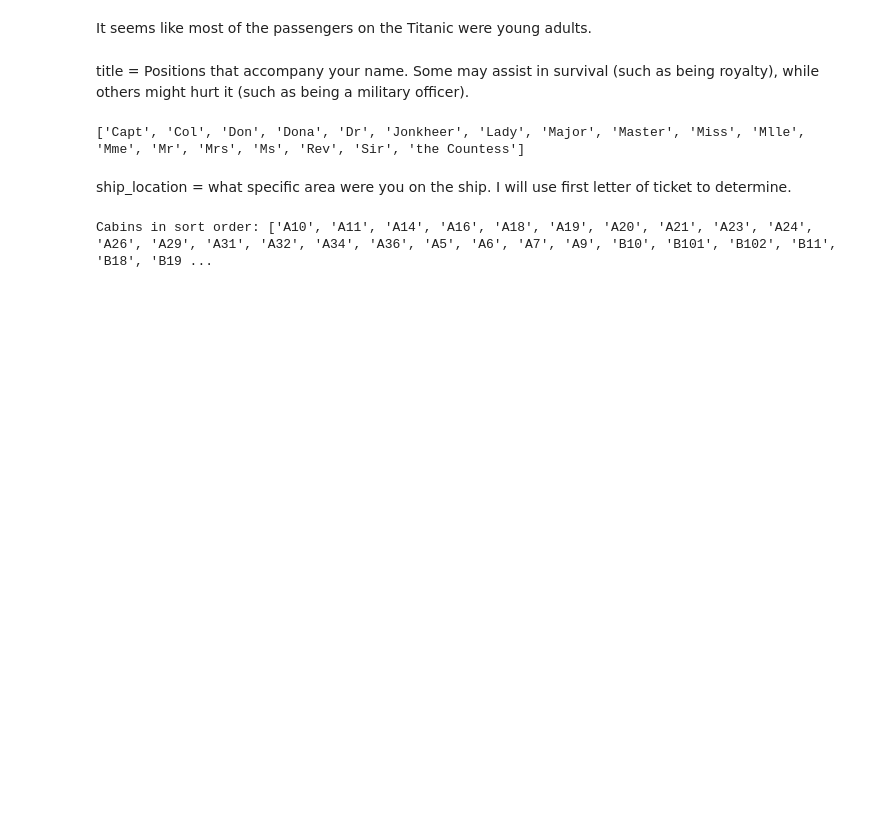
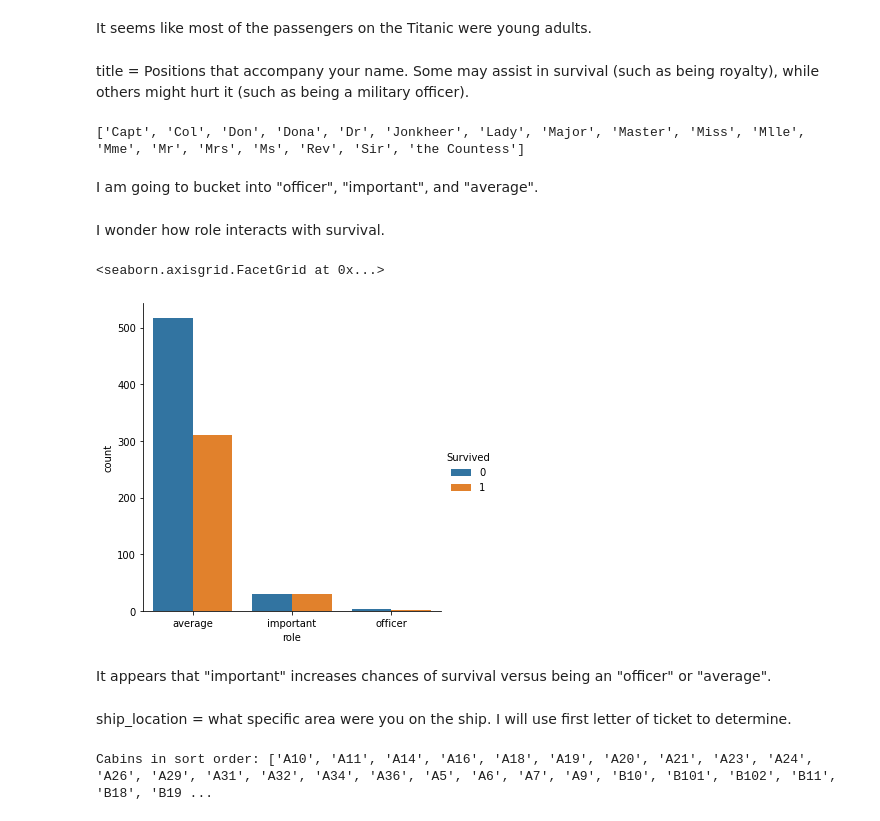
Before and after one commit to levimjoseph/kaggle-public, a Jupyter notebook: titanic-levimjoseph.ipynb, the cells around one changed output. Drawn from its saved outputs; the diff is of its cells as text; code cells hidden in the pictures; blank space fills up the shorter version.

```diff
--- a/titanic-levimjoseph.ipynb
+++ b/titanic-levimjoseph.ipynb
@@ -423,19 +423,30 @@ title_sorted = sorted(train_title_set.union(test_title_set))
 print(title_sorted)
 # %% [output]
 ['Capt', 'Col', 'Don', 'Dona', 'Dr', 'Jonkheer', 'Lady', 'Major', 'Master', 'Miss', 'Mlle', 'Mme', 'Mr', 'Mrs', 'Ms', 'Rev', 'Sir', 'the Countess']
-# %%
-# assign titles to flags
-is_officer_list = ['Capt', 'Col', 'Major']
-is_important_list = ['Don', 'Dona', 'Dr', 'Jonkheer', 'Lady', 'Master', 'Rev', 'Sir', 'the Countess']
-is_average_list = ['Miss', 'Mlle', 'Mme', 'Mr', 'Mrs', 'Ms']
-
-e_train_df['is_officer'] = e_train_df['title'].isin(is_officer_list).astype(int)
-e_train_df['is_important'] = e_train_df['title'].isin(is_important_list).astype(int)
-e_train_df['is_average'] = e_train_df['title'].isin(is_average_list).astype(int)
-
-e_test_df['is_officer'] = e_test_df['title'].isin(is_officer_list).astype(int)
-e_test_df['is_important'] = e_test_df['title'].isin(is_important_list).astype(int)
-e_test_df['is_average'] = e_test_df['title'].isin(is_average_list).astype(int)
+# %% [markdown]
+I am going to bucket into "officer", "important", and "average".
+# %%
+# assign titles to flags
+def assign_role(row):
+    if row['title'] in ['Capt', 'Col', 'Major']:
+        return 'officer'
+    elif row['title'] in ['Don', 'Dona', 'Dr', 'Jonkheer', 'Lady', 'Master', 'Rev', 'Sir', 'the Countess']:
+        return 'important'
+    elif row['title'] in ['Miss', 'Mlle', 'Mme', 'Mr', 'Mrs', 'Ms']:
+        return 'average'
+
+e_train_df['role'] = e_train_df.apply(lambda row: assign_role(row), axis=1)
+e_test_df['role'] = e_test_df.apply(lambda row: assign_role(row), axis=1)
+# %% [markdown]
+I wonder how role interacts with survival.
+# %%
+# ship_location and survived
+sns.catplot(x='role', hue='Survived', data=e_train_df, kind='count')
+# %% [output]
+<seaborn.axisgrid.FacetGrid at 0x...>
+[figure, added]
+# %% [markdown]
+It appears that "important" increases chances of survival versus being an "officer" or "average".
 # %% [markdown]
 ship_location = what specific area were you on the ship. I will use first letter of ticket to determine.
 # %%
```
Also changed, not shown: parts of 11 cells of this notebook.
